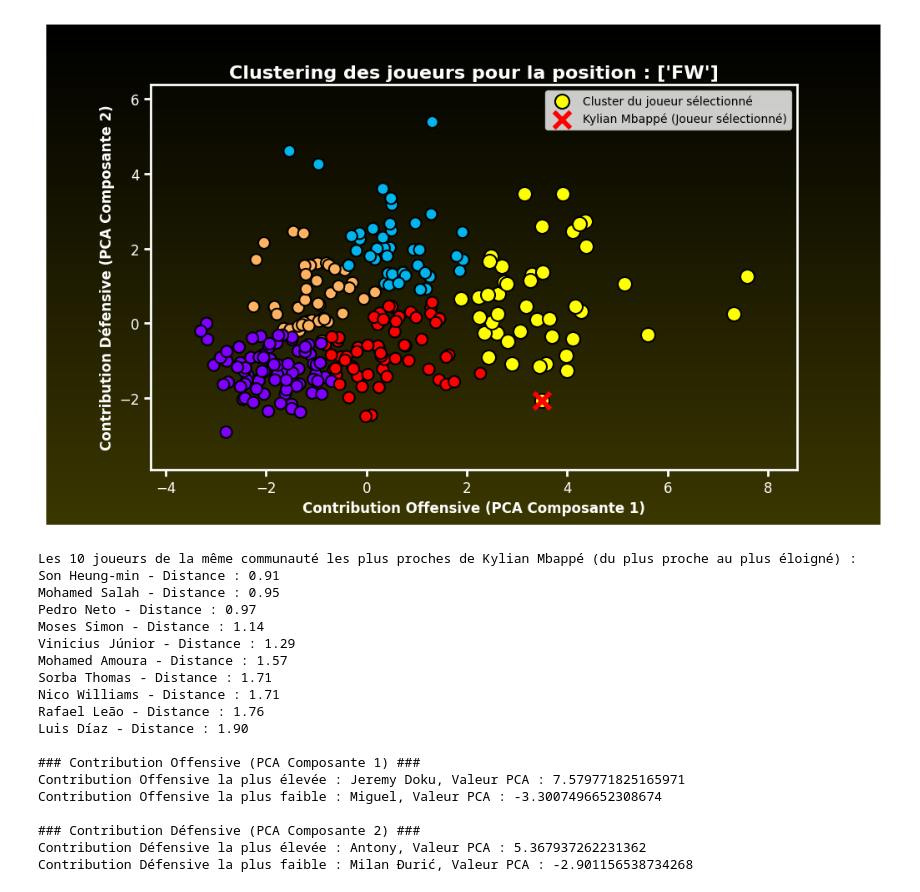
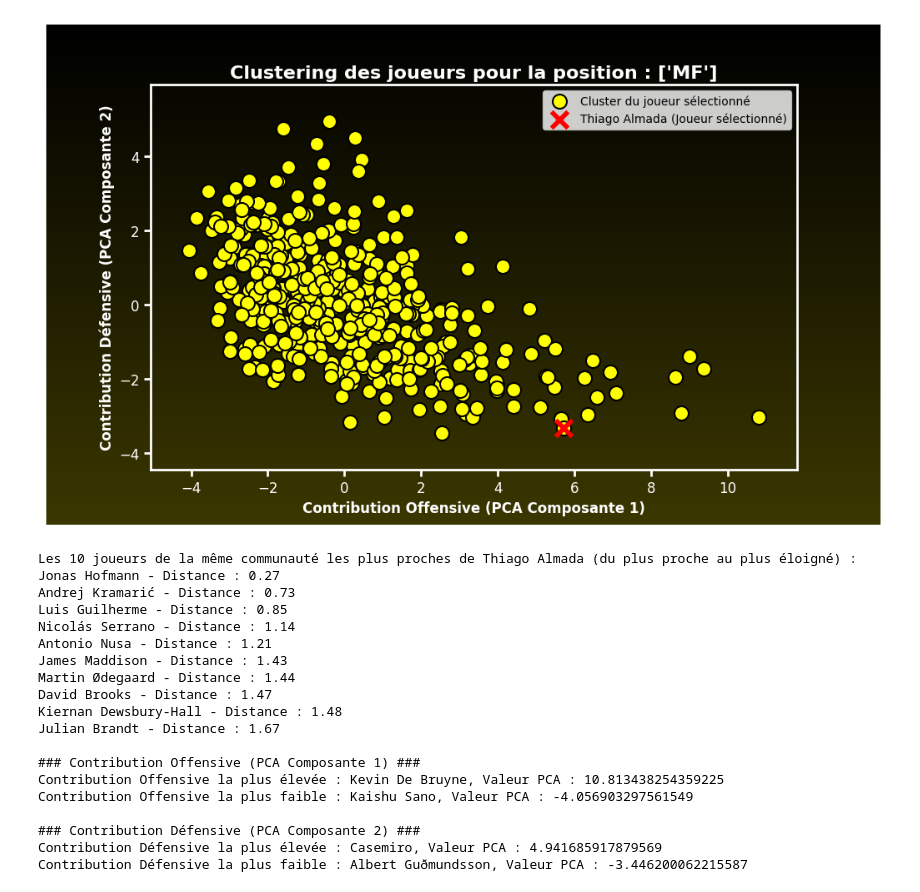
Before and after one commit to amineitji/clustering_football_player, a Jupyter notebook: src/notebook/clustering_players.ipynb, the cells around one changed output. Cells and saved outputs as stored; diff of their text form; code cells hidden in the pictures.

```diff
--- a/src/notebook/clustering_players.ipynb
+++ b/src/notebook/clustering_players.ipynb
@@ -33,7 +33,7 @@ file_path = '../../data/cleaned_scouting_report.csv'  # Remplacer par le bon che
 data = pd.read_csv(file_path)
 
 # Sélectionner un joueur par son nom
-player_name = "Kylian Mbappé"  # Remplacer par le nom du joueur
+player_name = "Thiago Almada"  # Remplacer par le nom du joueur
 selected_player = data[data['player_name'] == player_name]
 
 # Obtenir la position du joueur
@@ -83,7 +83,7 @@ position_players['PCA_Component_1'] = offensive_component.flatten()  # Contribut
 position_players['PCA_Component_2'] = defensive_component.flatten()  # Contribution défensive
 
 # Effectuer le clustering avec KMeans
-kmeans = KMeans(n_clusters=5)  # Ajuster le nombre de clusters si nécessaire
+kmeans = KMeans(n_clusters=3)  # Ajuster le nombre de clusters si nécessaire
 position_players['cluster'] = kmeans.fit_predict(np.column_stack([offensive_component, defensive_component]))
 
 # Obtenir les coordonnées PCA du joueur sélectionné
@@ -179,53 +179,53 @@ plt.show()
 
 # Filtrer les joueurs du même cluster (communauté) que le joueur sélectionné
 players_in_same_cluster = sorted_players[sorted_players['cluster'] == selected_cluster]
 
 # Imprimer les 10 premiers joueurs dans l'ordre des plus proches au plus éloigné au sein de la même communauté
 print(f"Les 10 joueurs de la même communauté les plus proches de {player_name} (du plus proche au plus éloigné) :")
 i = 0
 for idx, row in players_in_same_cluster.iterrows():
     if i == 10:
         break
     if player_name != row['player_name']:
         print(f"{row['player_name']} - Distance : {row['distance_to_selected']:.2f}")
         i = i+1
 
 # Extrêmes pour Progression par la passe (PCA Composante 1)
 max_offensive = position_players.loc[position_players['PCA_Component_1'].idxmax()]
 min_offensive = position_players.loc[position_players['PCA_Component_1'].idxmin()]
 
 print("\n### Contribution Offensive (PCA Composante 1) ###")
 print(f"Contribution Offensive la plus élevée : {max_offensive['player_name']}, Valeur PCA : {max_offensive['PCA_Component_1']}")
 print(f"Contribution Offensive la plus faible : {min_offensive['player_name']}, Valeur PCA : {min_offensive['PCA_Component_1']}")
 
 # Extrêmes pour la Défense (PCA Composante 2)
 max_defensive = position_players.loc[position_players['PCA_Component_2'].idxmax()]
 min_defensive = position_players.loc[position_players['PCA_Component_2'].idxmin()]
 
 print("\n### Contribution Défensive (PCA Composante 2) ###")
 print(f"Contribution Défensive la plus élevée : {max_defensive['player_name']}, Valeur PCA : {max_defensive['PCA_Component_2']}")
 print(f"Contribution Défensive la plus faible : {min_defensive['player_name']}, Valeur PCA : {min_defensive['PCA_Component_2']}")
 # %% [output]
-[figure, old version]
+[figure, new version]
-Les 10 joueurs de la même communauté les plus proches de Kylian Mbappé (du plus proche au plus éloigné) :
-Son Heung-min - Distance : 0.91
-Mohamed Salah - Distance : 0.95
-Pedro Neto - Distance : 0.97
-Moses Simon - Distance : 1.14
-Vinicius Júnior - Distance : 1.29
-Mohamed Amoura - Distance : 1.57
-Sorba Thomas - Distance : 1.71
-Nico Williams - Distance : 1.71
-Rafael Leão - Distance : 1.76
-Luis Díaz - Distance : 1.90
+Les 10 joueurs de la même communauté les plus proches de Thiago Almada (du plus proche au plus éloigné) :
+Jonas Hofmann - Distance : 0.27
+Andrej Kramarić - Distance : 0.73
+Luis Guilherme - Distance : 0.85
+Nicolás Serrano - Distance : 1.14
+Antonio Nusa - Distance : 1.21
+James Maddison - Distance : 1.43
+Martin Ødegaard - Distance : 1.44
+David Brooks - Distance : 1.47
+Kiernan Dewsbury-Hall - Distance : 1.48
+Julian Brandt - Distance : 1.67
 
 ### Contribution Offensive (PCA Composante 1) ###
-Contribution Offensive la plus élevée : Jeremy Doku, Valeur PCA : 7.579771825165971
-Contribution Offensive la plus faible : Miguel, Valeur PCA : -3.3007496652308674
+Contribution Offensive la plus élevée : Kevin De Bruyne, Valeur PCA : 10.813438254359225
+Contribution Offensive la plus faible : Kaishu Sano, Valeur PCA : -4.056903297561549
 
 ### Contribution Défensive (PCA Composante 2) ###
-Contribution Défensive la plus élevée : Antony, Valeur PCA : 5.367937262231362
-Contribution Défensive la plus faible : Milan Đurić, Valeur PCA : -2.901156538734268
+Contribution Défensive la plus élevée : Casemiro, Valeur PCA : 4.941685917879569
+Contribution Défensive la plus faible : Albert Guðmundsson, Valeur PCA : -3.446200062215587
 # %%
 import pandas as pd
 import numpy as np
```
Also changed, not shown: parts of 2 cells of this notebook, 14 other files.
